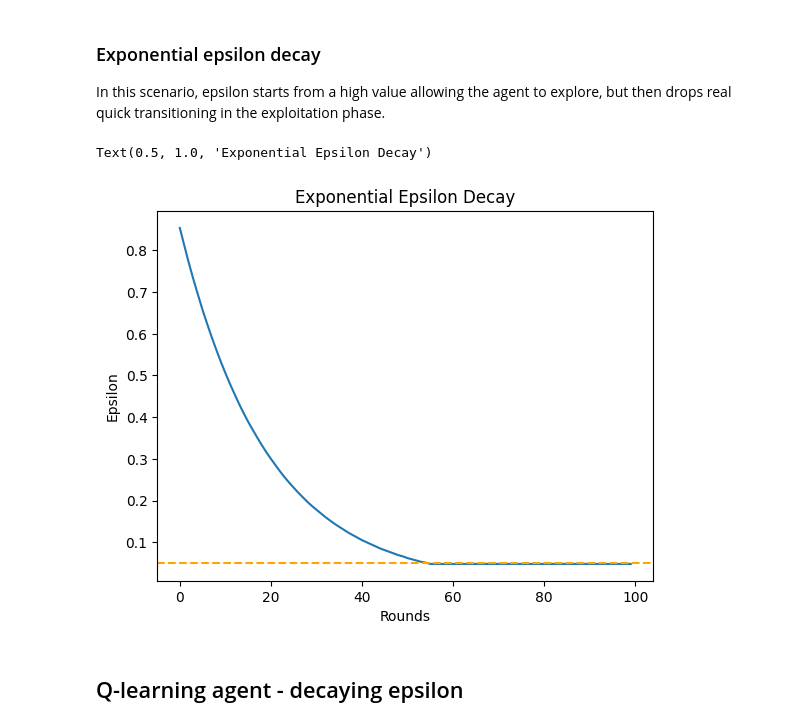
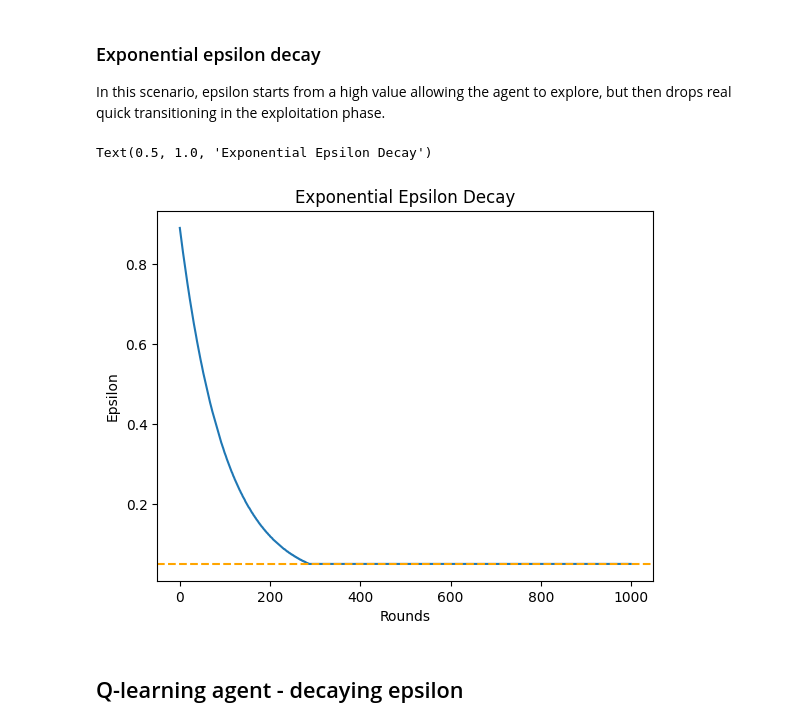
Before and after one commit to gpetrousov/adversarial_rl_demokritos, a Jupyter notebook: FP_and_RL_equilibria.ipynb, the cells around one changed output. Drawn from its saved outputs; the diff is of its cells as text; code cells hidden in the pictures.

```diff
--- a/FP_and_RL_equilibria.ipynb
+++ b/FP_and_RL_equilibria.ipynb
@@ -433,26 +433,26 @@ Text(0.5, 1.0, 'Linear Epsilon Decay')
 In this scenario, epsilon starts from a high value allowing the agent to explore, but then drops real quick transitioning in the exploitation phase.
 # %%
 epsilon = 0.9
-decay_factor = 0.949
+decay_factor = 0.99
 data = []
-rounds = 100
+rounds = 1000
 epsilon_threshold = 0.05
 
 for i in range(rounds):
     if epsilon > epsilon_threshold:
         epsilon *= decay_factor
         data.append(round(epsilon, 3))
     else:
         data.append(data[-1])
 
 plt.plot(range(rounds), data)
 plt.xlabel("Rounds")
 plt.ylabel("Epsilon")
 plt.axhline(y=epsilon_threshold, color="orange", linestyle="--")
 plt.title("Exponential Epsilon Decay")
 # %% [output]
 Text(0.5, 1.0, 'Exponential Epsilon Decay')
-[figure, old version]
+[figure, new version]
 # %% [markdown]
 ## Q-learning agent - decaying epsilon
 # %%
```
Also changed, not shown: parts of 5 cells of this notebook.
